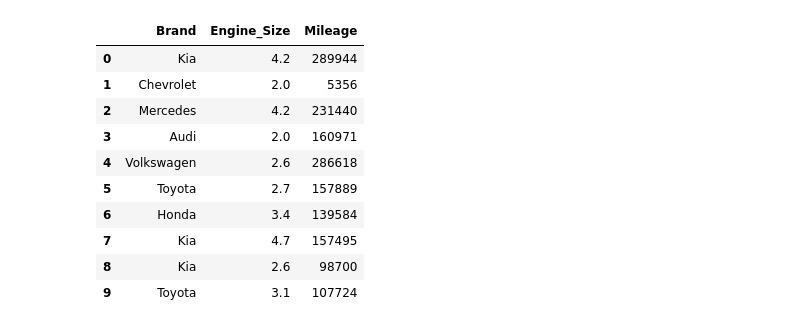
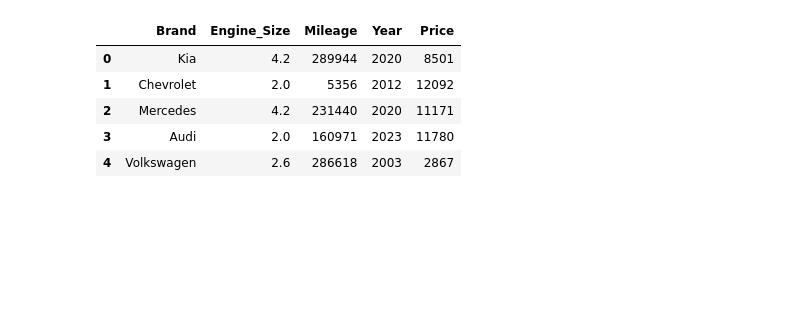
Before and after one commit to Kem0sabe/CTAB_GAN_EXPANDED, a Jupyter notebook: car.ipynb, the cells around one changed output. Saved outputs shown, nothing was run; the diff lists cells and outputs as text; code cells hidden in the pictures; blank space fills up the shorter version.

```diff
--- a/car.ipynb
+++ b/car.ipynb
@@ -8,17 +8,5 @@ df = df.drop(columns=['Year','Model'])
 # %%
 
 #df.iloc[0, 1] = np.nan
-df = df[['Brand', 'Engine_Size', 'Mileage']]
-df.head(10)
+df = df[['Brand', 'Engine_Size', 'Mileage',"Year","Price"]]
+df = df.head(1000)
-# %% [output]
-|  | Brand | Engine_Size | Mileage |
-| 0 | Kia | 4.2 | 289944 |
-| 1 | Chevrolet | 2.0 | 5356 |
-| 2 | Mercedes | 4.2 | 231440 |
-| 3 | Audi | 2.0 | 160971 |
-| 4 | Volkswagen | 2.6 | 286618 |
-| 5 | Toyota | 2.7 | 157889 |
-| 6 | Honda | 3.4 | 139584 |
-| 7 | Kia | 4.7 | 157495 |
-| 8 | Kia | 2.6 | 98700 |
-| 9 | Toyota | 3.1 | 107724 |
@@ -31,0 +13,9 @@ synthesizer =  CTAB_XTRA_DP(df,
+# %%
+df.head()
+# %% [output]
+|  | Brand | Engine_Size | Mileage | Year | Price |
+| 0 | Kia | 4.2 | 289944 | 2020 | 8501 |
+| 1 | Chevrolet | 2.0 | 5356 | 2012 | 12092 |
+| 2 | Mercedes | 4.2 | 231440 | 2020 | 11171 |
+| 3 | Audi | 2.0 | 160971 | 2023 | 11780 |
+| 4 | Volkswagen | 2.6 | 286618 | 2003 | 2867 |
```
Also changed, not shown: parts of 12 cells of this notebook, 2 other files.
